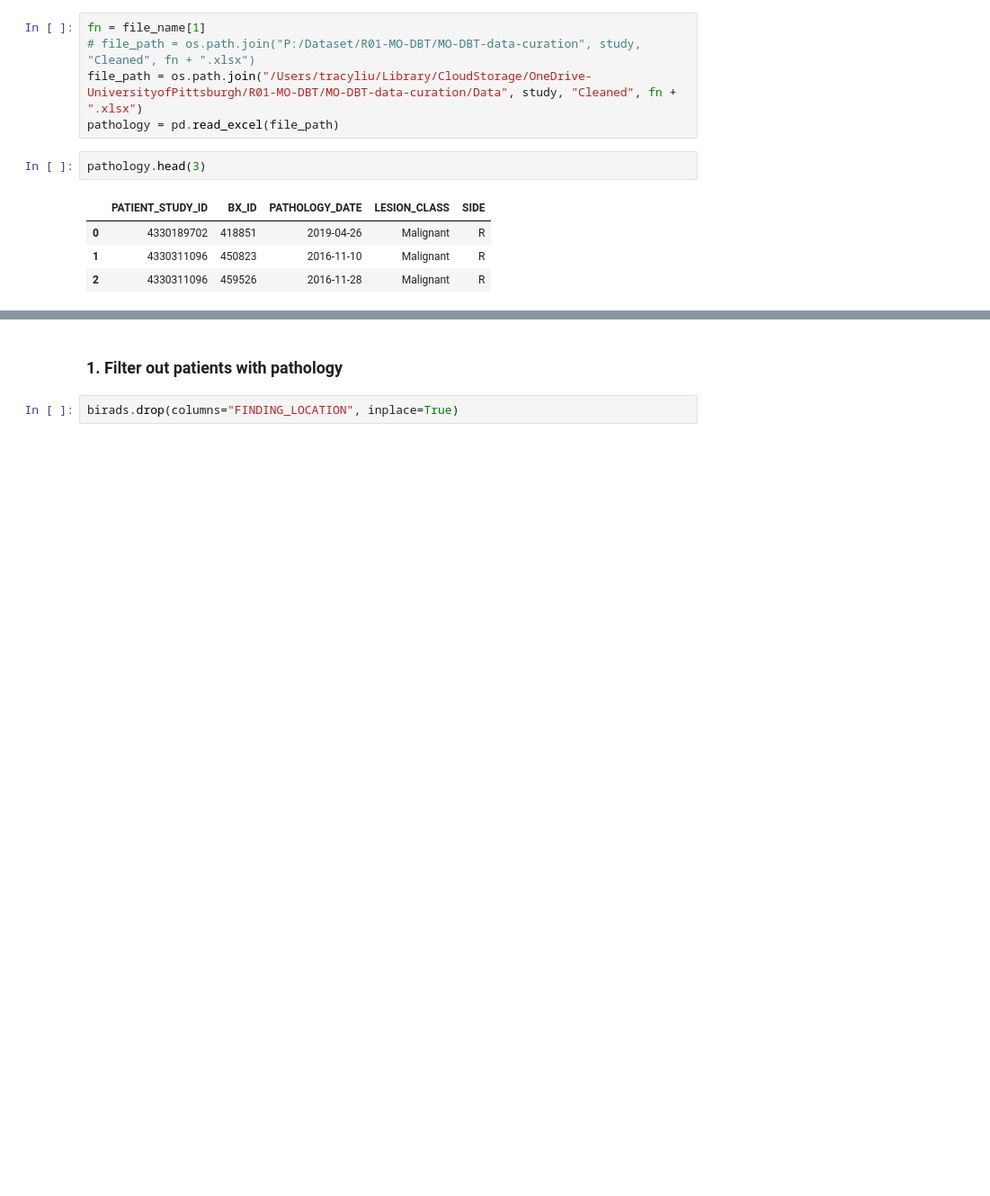
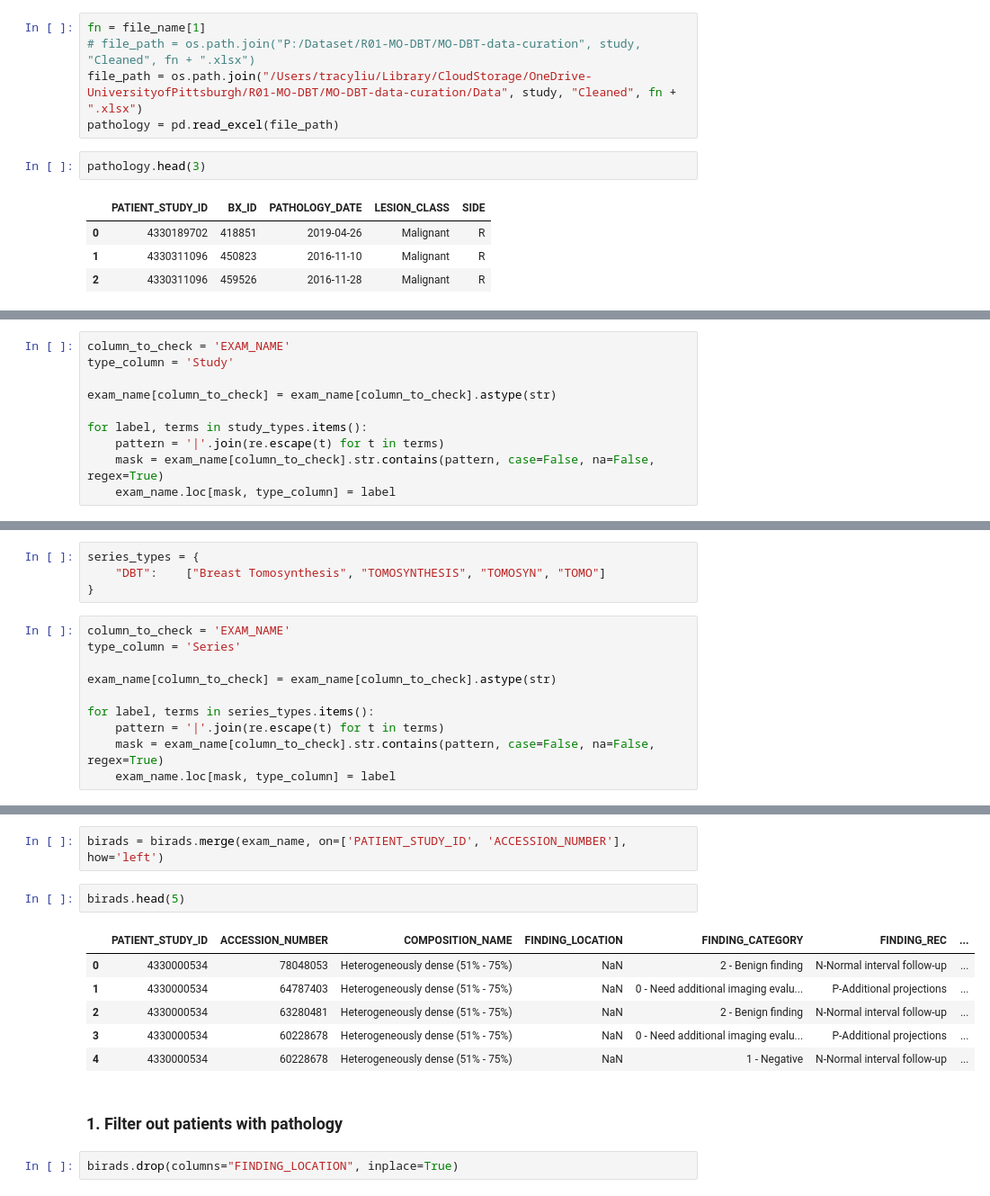
Before and after one commit to tracy01014/MO-DBT-data-curation, a Jupyter notebook: Code/extract_normal_candidate.ipynb, the cells around one changed output, grey strips where cells are left out. Shown at 90% size. Drawn from its saved outputs; the diff is of its cells as text; blank space fills up the shorter version.

Commit message:
strict normal candidate lists for R3

```diff
--- a/Code/extract_normal_candidate.ipynb
+++ b/Code/extract_normal_candidate.ipynb
@@ -93,0 +121,10 @@ pathology.head(3)
+# %%
+column_to_check = 'EXAM_NAME'
+type_column = 'Study'
+
+exam_name[column_to_check] = exam_name[column_to_check].astype(str)
+
+for label, terms in study_types.items():
+    pattern = '|'.join(re.escape(t) for t in terms)
+    mask = exam_name[column_to_check].str.contains(pattern, case=False, na=False, regex=True)
+    exam_name.loc[mask, type_column] = label
@@ -93,0 +133,14 @@ pathology.head(3)
+# %%
+series_types = {
+    "DBT":    ["Breast Tomosynthesis", "TOMOSYNTHESIS", "TOMOSYN", "TOMO"]
+}
+# %%
+column_to_check = 'EXAM_NAME'
+type_column = 'Series'
+
+exam_name[column_to_check] = exam_name[column_to_check].astype(str)
+
+for label, terms in series_types.items():
+    pattern = '|'.join(re.escape(t) for t in terms)
+    mask = exam_name[column_to_check].str.contains(pattern, case=False, na=False, regex=True)
+    exam_name.loc[mask, type_column] = label
@@ -94,3 +156,14 @@ pathology.head(3)
+# %%
+birads = birads.merge(exam_name, on=['PATIENT_STUDY_ID', 'ACCESSION_NUMBER'], how='left')
+# %%
+birads.head(5)
+# %% [output]
+|  | PATIENT_STUDY_ID | ACCESSION_NUMBER | COMPOSITION_NAME | FINDING_LOCATION | FINDING_CATEGORY | FINDING_REC | ... |
+| 0 | 4330000534 | 78048053 | Heterogeneously dense (51% - 75%) | NaN | 2 - Benign finding | N-Normal interval follow-up | ... |
+| 1 | 4330000534 | 64787403 | Heterogeneously dense (51% - 75%) | NaN | 0 - Need additional imaging evalu... | P-Additional projections | ... |
+| 2 | 4330000534 | 63280481 | Heterogeneously dense (51% - 75%) | NaN | 2 - Benign finding | N-Normal interval follow-up | ... |
+| 3 | 4330000534 | 60228678 | Heterogeneously dense (51% - 75%) | NaN | 0 - Need additional imaging evalu... | P-Additional projections | ... |
+| 4 | 4330000534 | 60228678 | Heterogeneously dense (51% - 75%) | NaN | 1 - Negative | N-Normal interval follow-up | ... |
 # %% [markdown]
 ### **1. Filter out patients with pathology**
 # %%
```
Also changed, not shown: parts of 13 cells of this notebook.
